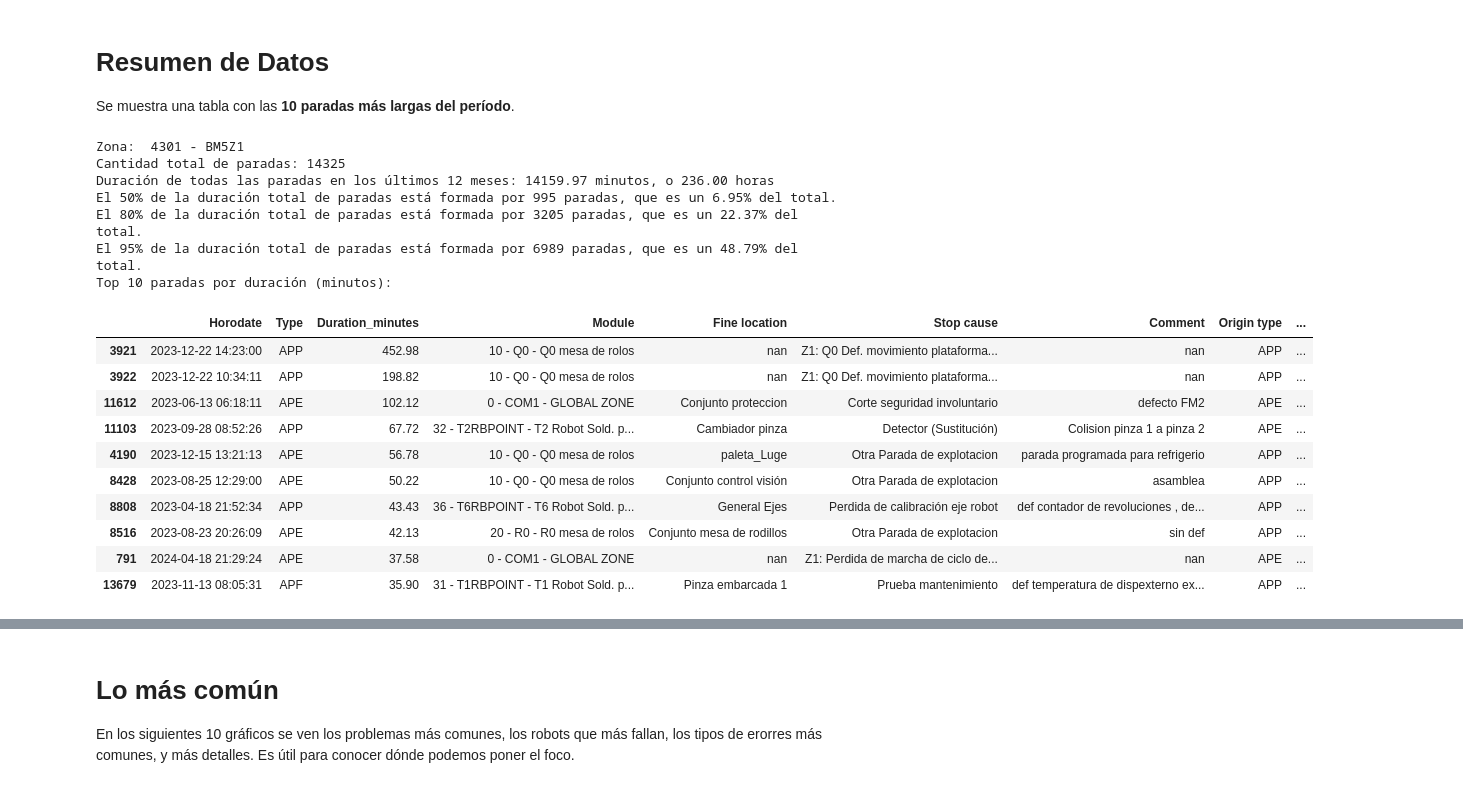
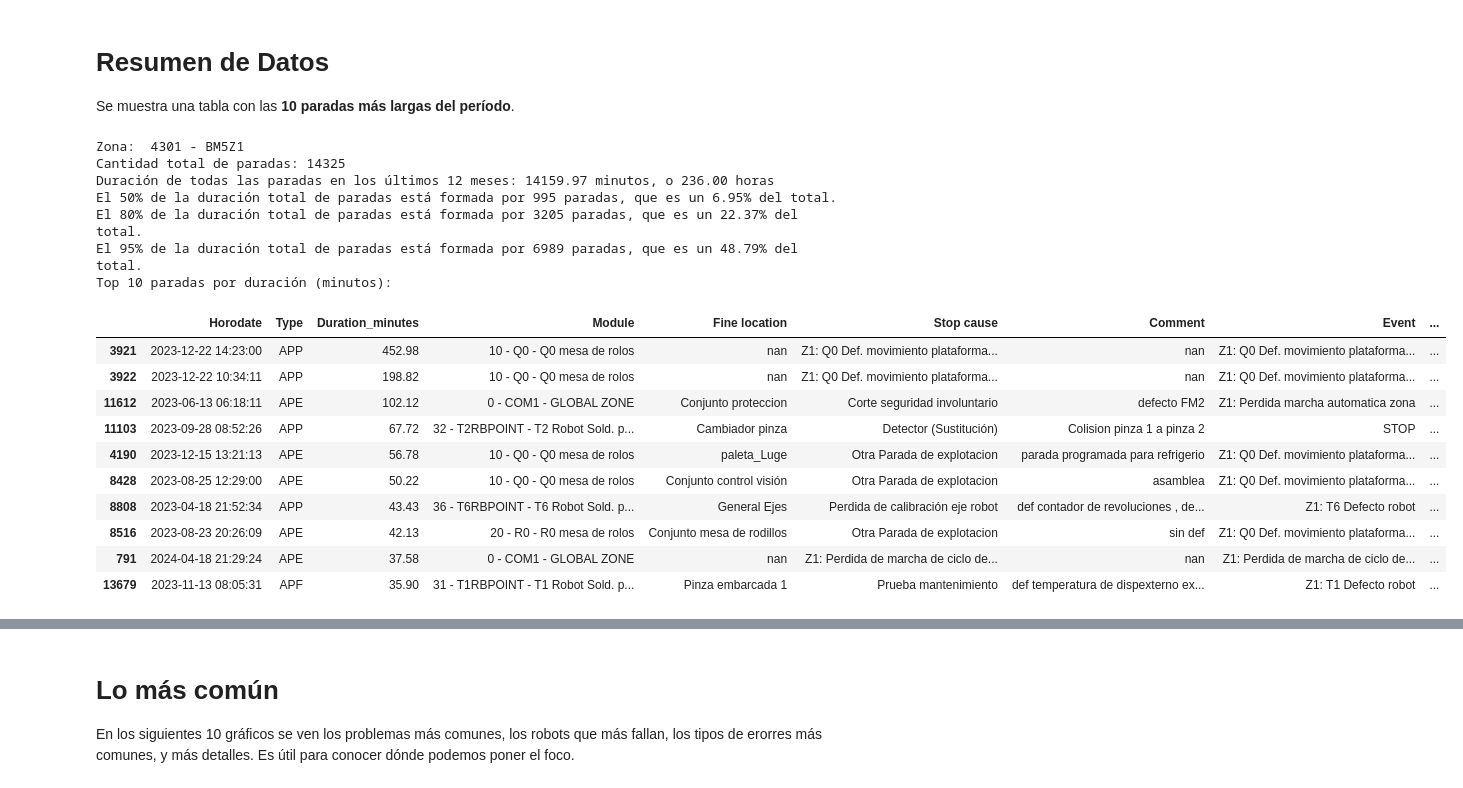
Before and after one commit to TomiMalamud/predictive-maintenance, a Jupyter notebook: smp-bm5z1.ipynb, the cells around one changed output, grey strips where cells are left out. Drawn from its saved outputs; the diff is of its cells as text; code cells hidden in the pictures.

```diff
--- a/smp-bm5z1.ipynb
+++ b/smp-bm5z1.ipynb
@@ -44,42 +44,42 @@ sorted_data['cumulative_duration'] = sorted_data['Duration'].cumsum() /60
 percentages = [50, 80, 95]
 thresholds = {p: sorted_data[sorted_data['cumulative_duration'] <= total_duration * (p / 100.0)] for p in percentages}
 
 insight_data = {p: len(thresholds[p]) for p in percentages}
 total_stops = len(df)
 percentage_stops = {p: (insight_data[p] / total_stops * 100) for p in percentages}
 
 for p in percentages:
     print(f'El {p}% de la duración total de paradas está formada por {insight_data[p]} paradas, que es un {percentage_stops[p]:.2f}% del total.')
 
 
 top= 10
 top_stops = df.nlargest(top, 'Duration')
 columns_to_display = [
     'Horodate', 'Type', 'Duration_minutes', 'Module', 'Fine location', 'Stop cause',
-    'Comment', 'Origin type', 'Event', 'Stops family', 'Stops under-family'
+    'Comment', 'Event', 'Stops family', 'Stops under-family', 'Variety mnemo'
 ]
 
 top_stops = top_stops[columns_to_display]
 
 print(f"Top {top} paradas por duración (minutos):")
 display(top_stops.style.set_table_attributes('style="font-size: 12px; width:100%"')
                       .bar(subset=['Duration_minutes'], color='#d65f5f').format({'Duration_minutes': "{:.2f}"}))
 # %% [output]
 Zona:  4301 - BM5Z1
 Cantidad total de paradas: 14325
 Duración de todas las paradas en los últimos 12 meses: 14159.97 minutos, o 236.00 horas
 El 50% de la duración total de paradas está formada por 995 paradas, que es un 6.95% del total.
 El 80% de la duración total de paradas está formada por 3205 paradas, que es un 22.37% del total.
 El 95% de la duración total de paradas está formada por 6989 paradas, que es un 48.79% del total.
 Top 10 paradas por duración (minutos):
-|  | Horodate | Type | Duration_minutes | Module | Fine location | Stop cause | Comment | Origin type | ... |
-| 3921 | 2023-12-22 14:23:00 | APP | 452.98 | 10 - Q0 - Q0 mesa de rolos | nan | Z1: Q0 Def. movimiento plataforma... | nan | APP | ... |
-| 3922 | 2023-12-22 10:34:11 | APP | 198.82 | 10 - Q0 - Q0 mesa de rolos | nan | Z1: Q0 Def. movimiento plataforma... | nan | APP | ... |
-| 11612 | 2023-06-13 06:18:11 | APE | 102.12 | 0 - COM1 - GLOBAL ZONE | Conjunto proteccion | Corte seguridad involuntario | defecto FM2 | APE | ... |
-| 11103 | 2023-09-28 08:52:26 | APP | 67.72 | 32 - T2RBPOINT - T2 Robot Sold. p... | Cambiador pinza | Detector (Sustitución) | Colision pinza 1 a pinza 2 | APE | ... |
-| 4190 | 2023-12-15 13:21:13 | APE | 56.78 | 10 - Q0 - Q0 mesa de rolos | paleta_Luge | Otra Parada de explotacion | parada programada para refrigerio | APP | ... |
-| 8428 | 2023-08-25 12:29:00 | APE | 50.22 | 10 - Q0 - Q0 mesa de rolos | Conjunto control visión | Otra Parada de explotacion | asamblea | APP | ... |
-| 8808 | 2023-04-18 21:52:34 | APP | 43.43 | 36 - T6RBPOINT - T6 Robot Sold. p... | General Ejes | Perdida de calibración eje robot | def contador de revoluciones , de... | APP | ... |
-| 8516 | 2023-08-23 20:26:09 | APE | 42.13 | 20 - R0 - R0 mesa de rolos | Conjunto mesa de rodillos | Otra Parada de explotacion | sin def | APP | ... |
-| 791 | 2024-04-18 21:29:24 | APE | 37.58 | 0 - COM1 - GLOBAL ZONE | nan | Z1: Perdida de marcha de ciclo de... | nan | APE | ... |
-| 13679 | 2023-11-13 08:05:31 | APF | 35.90 | 31 - T1RBPOINT - T1 Robot Sold. p... | Pinza embarcada 1 | Prueba mantenimiento | def temperatura de dispexterno ex... | APP | ... |
+|  | Horodate | Type | Duration_minutes | Module | Fine location | Stop cause | Comment | Event | ... |
+| 3921 | 2023-12-22 14:23:00 | APP | 452.98 | 10 - Q0 - Q0 mesa de rolos | nan | Z1: Q0 Def. movimiento plataforma... | nan | Z1: Q0 Def. movimiento plataforma... | ... |
+| 3922 | 2023-12-22 10:34:11 | APP | 198.82 | 10 - Q0 - Q0 mesa de rolos | nan | Z1: Q0 Def. movimiento plataforma... | nan | Z1: Q0 Def. movimiento plataforma... | ... |
+| 11612 | 2023-06-13 06:18:11 | APE | 102.12 | 0 - COM1 - GLOBAL ZONE | Conjunto proteccion | Corte seguridad involuntario | defecto FM2 | Z1: Perdida marcha automatica zona | ... |
+| 11103 | 2023-09-28 08:52:26 | APP | 67.72 | 32 - T2RBPOINT - T2 Robot Sold. p... | Cambiador pinza | Detector (Sustitución) | Colision pinza 1 a pinza 2 | STOP | ... |
+| 4190 | 2023-12-15 13:21:13 | APE | 56.78 | 10 - Q0 - Q0 mesa de rolos | paleta_Luge | Otra Parada de explotacion | parada programada para refrigerio | Z1: Q0 Def. movimiento plataforma... | ... |
+| 8428 | 2023-08-25 12:29:00 | APE | 50.22 | 10 - Q0 - Q0 mesa de rolos | Conjunto control visión | Otra Parada de explotacion | asamblea | Z1: Q0 Def. movimiento plataforma... | ... |
+| 8808 | 2023-04-18 21:52:34 | APP | 43.43 | 36 - T6RBPOINT - T6 Robot Sold. p... | General Ejes | Perdida de calibración eje robot | def contador de revoluciones , de... | Z1: T6 Defecto robot | ... |
+| 8516 | 2023-08-23 20:26:09 | APE | 42.13 | 20 - R0 - R0 mesa de rolos | Conjunto mesa de rodillos | Otra Parada de explotacion | sin def | Z1: Q0 Def. movimiento plataforma... | ... |
+| 791 | 2024-04-18 21:29:24 | APE | 37.58 | 0 - COM1 - GLOBAL ZONE | nan | Z1: Perdida de marcha de ciclo de... | nan | Z1: Perdida de marcha de ciclo de... | ... |
+| 13679 | 2023-11-13 08:05:31 | APF | 35.90 | 31 - T1RBPOINT - T1 Robot Sold. p... | Pinza embarcada 1 | Prueba mantenimiento | def temperatura de dispexterno ex... | Z1: T1 Defecto robot | ... |
```
Also changed, not shown: parts of 7 cells of this notebook.
